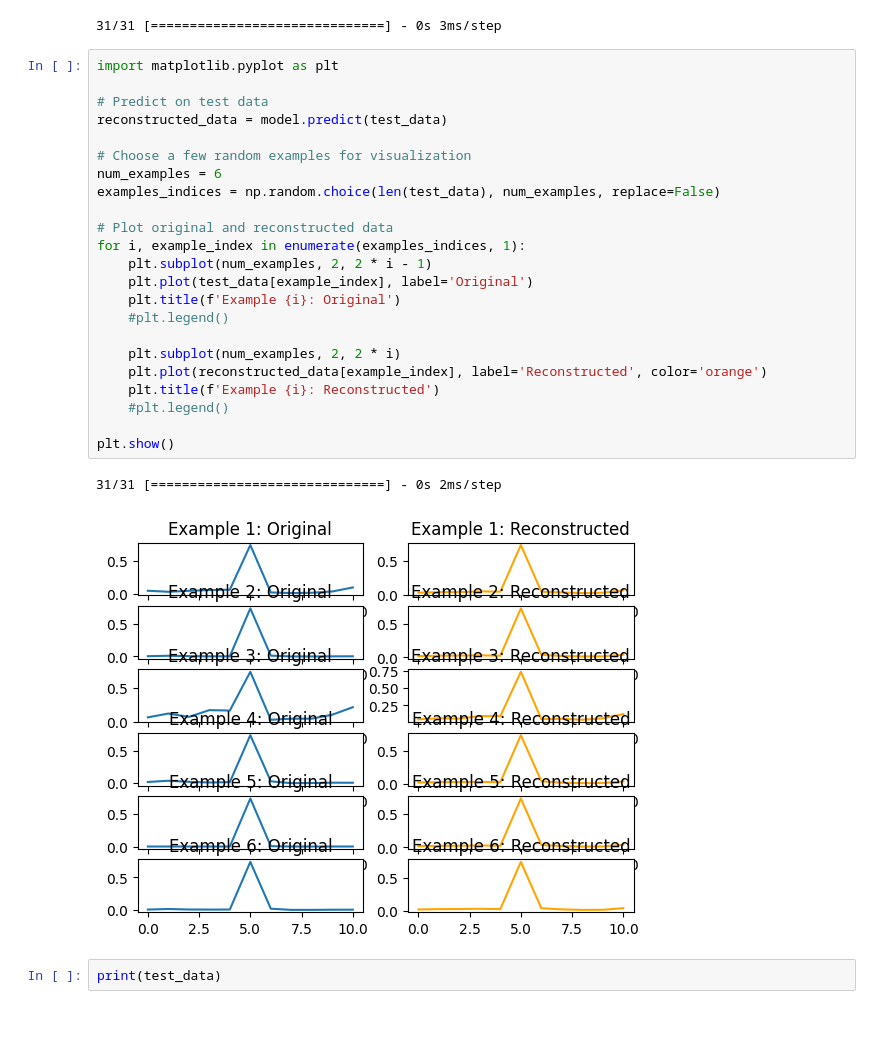
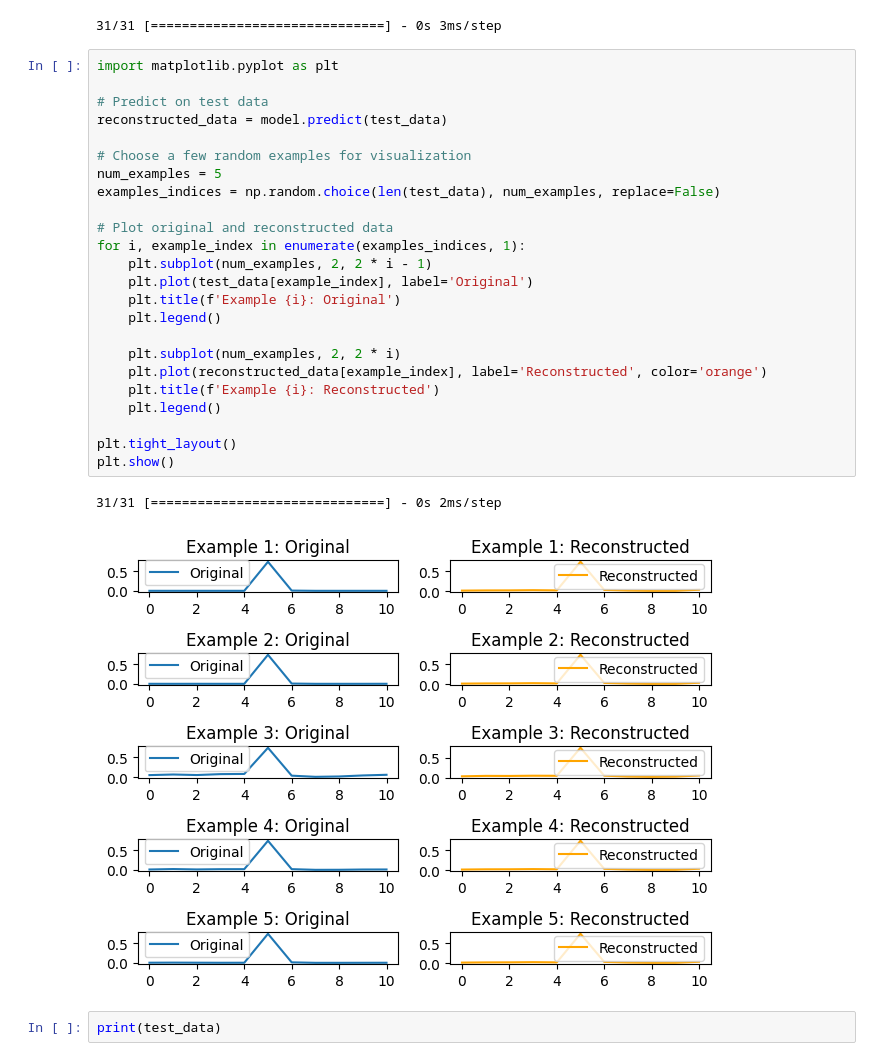
Before and after one commit to nicoleolivetto/Stage-Tesi, a Jupyter notebook: covid_data_reconstruction.ipynb, the cells around one changed output. Cells and saved outputs as stored; diff of their text form; blank space fills up the shorter version.

```diff
--- a/covid_data_reconstruction.ipynb
+++ b/covid_data_reconstruction.ipynb
@@ -158,29 +158,30 @@ reconstructed_data = model.predict(test_data)
 # %%
 import matplotlib.pyplot as plt
 
 # Predict on test data
 reconstructed_data = model.predict(test_data)
 
 # Choose a few random examples for visualization
-num_examples = 6
+num_examples = 5
 examples_indices = np.random.choice(len(test_data), num_examples, replace=False)
 
 # Plot original and reconstructed data
 for i, example_index in enumerate(examples_indices, 1):
     plt.subplot(num_examples, 2, 2 * i - 1)
     plt.plot(test_data[example_index], label='Original')
     plt.title(f'Example {i}: Original')
-    #plt.legend()
+    plt.legend()
 
     plt.subplot(num_examples, 2, 2 * i)
     plt.plot(reconstructed_data[example_index], label='Reconstructed', color='orange')
     plt.title(f'Example {i}: Reconstructed')
-    #plt.legend()
+    plt.legend()
 
+plt.tight_layout()
 plt.show()
 # %% [output]
 31/31 [==============================] - 0s 2ms/step
-[figure, old version]
+[figure, new version]
 # %%
 print(test_data)
 # %% [output]
```
